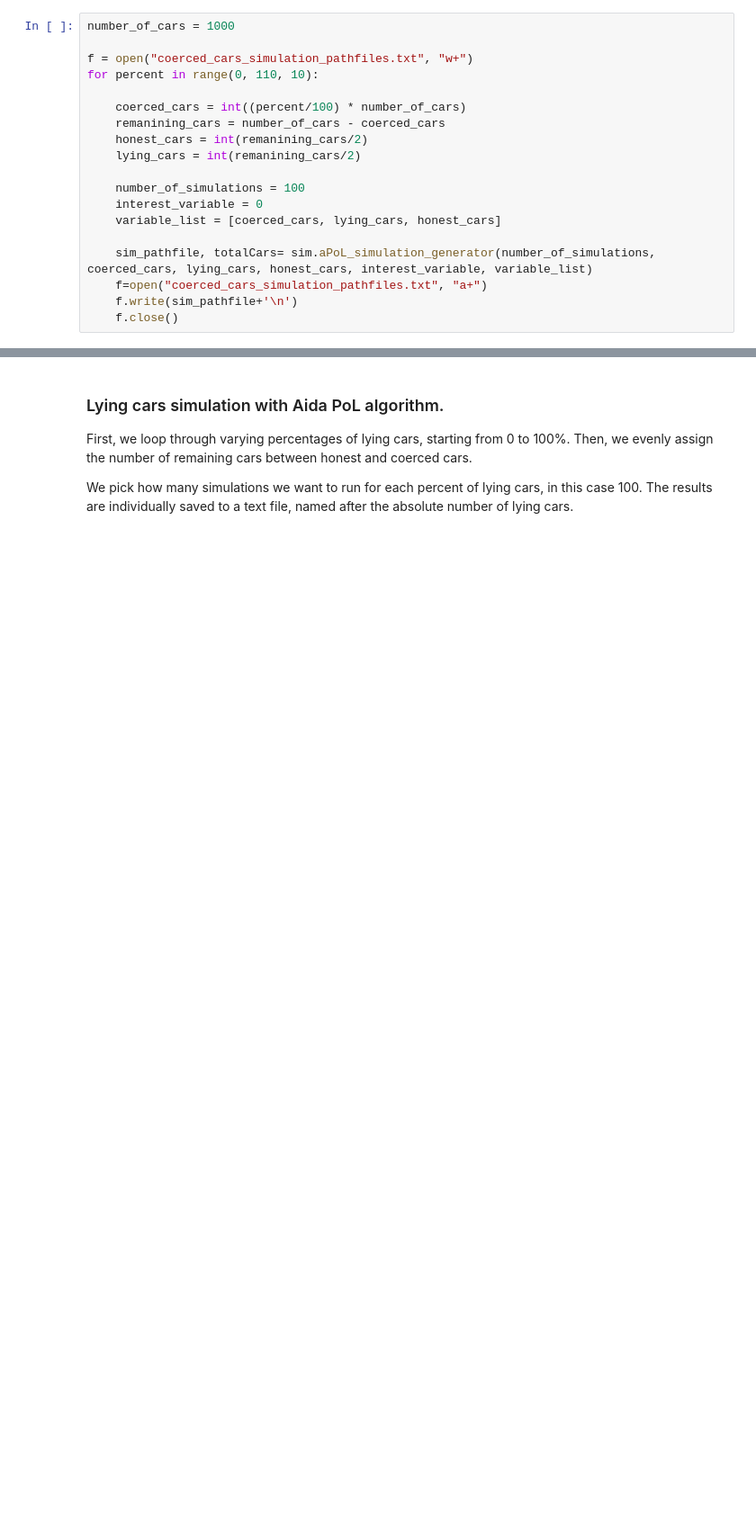
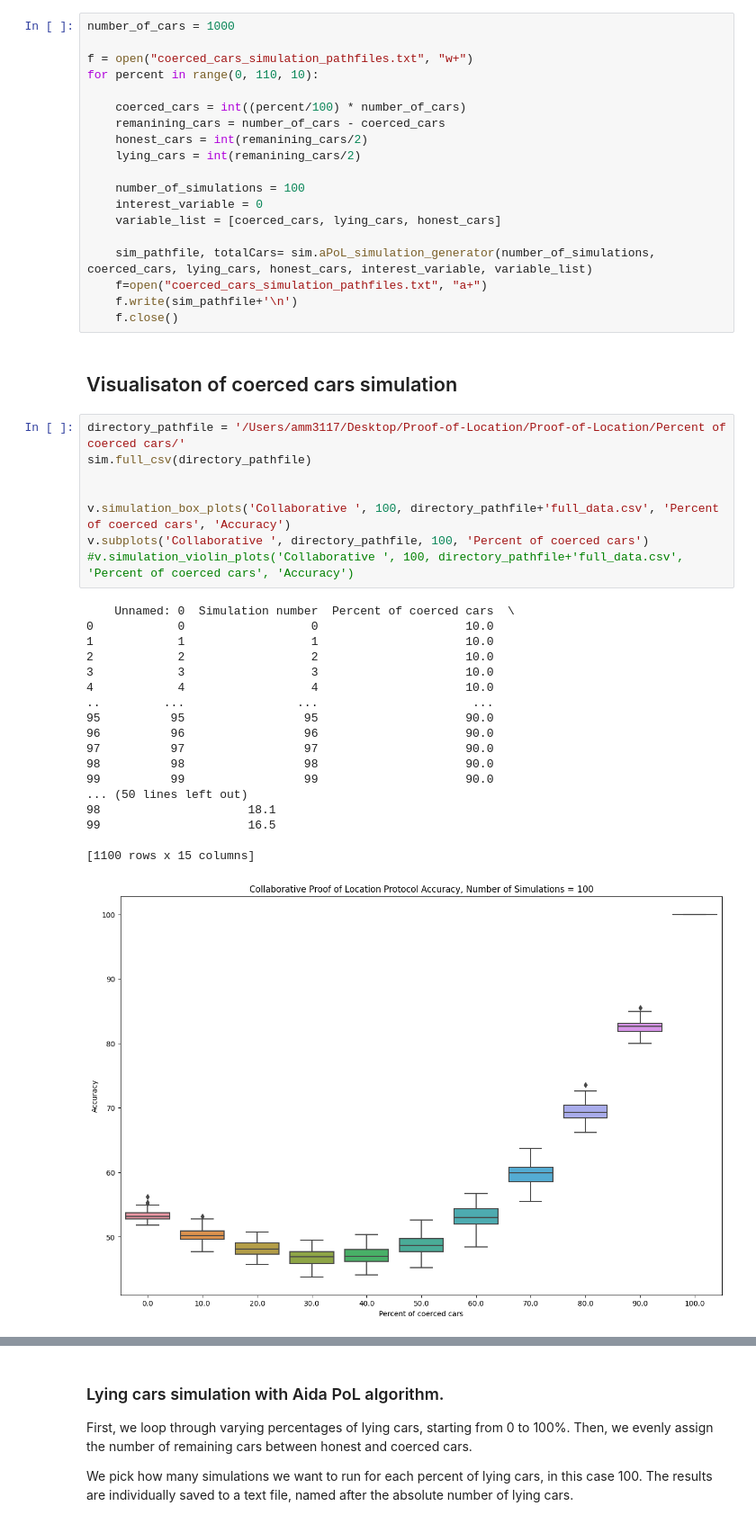
Before and after one commit to aidamanzano/Proof-of-Location, a Jupyter notebook: final_simulation_generator.ipynb, the cells around one changed output, grey strips where cells are left out. Shown at 90% size. Drawn from its saved outputs; the diff is of its cells as text; blank space fills up the shorter version.

```diff
--- a/final_simulation_generator.ipynb
+++ b/final_simulation_generator.ipynb
@@ -57,3 +93,32 @@ for percent in range(0, 110, 10):
     f=open("coerced_cars_simulation_pathfiles.txt", "a+")
     f.write(sim_pathfile+'\n')
     f.close()
+# %% [markdown]
+## Visualisaton of coerced cars simulation
+# %%
+directory_pathfile = '/Users/amm3117/Desktop/Proof-of-Location/Proof-of-Location/Percent of coerced cars/'
+sim.full_csv(directory_pathfile)
+
+
+v.simulation_box_plots('Collaborative ', 100, directory_pathfile+'full_data.csv', 'Percent of coerced cars', 'Accuracy')
+v.subplots('Collaborative ', directory_pathfile, 100, 'Percent of coerced cars')
+#v.simulation_violin_plots('Collaborative ', 100, directory_pathfile+'full_data.csv', 'Percent of coerced cars', 'Accuracy')
+# %% [output]
+    Unnamed: 0  Simulation number  Percent of coerced cars  \
+0            0                  0                     10.0
+1            1                  1                     10.0
+2            2                  2                     10.0
+3            3                  3                     10.0
+4            4                  4                     10.0
+..         ...                ...                      ...
+95          95                 95                     90.0
+96          96                 96                     90.0
+97          97                 97                     90.0
+98          98                 98                     90.0
+99          99                 99                     90.0
+... (50 lines left out)
+98                     18.1
+99                     16.5
+
+[1100 rows x 15 columns]
+[figure, added]
```
Also changed, not shown: parts of 21 cells of this notebook.
